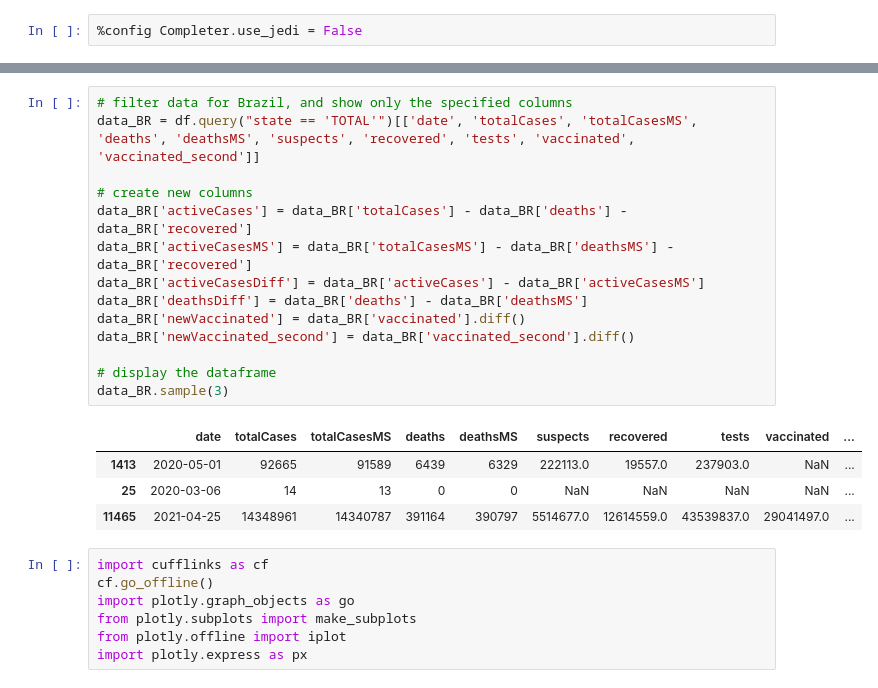
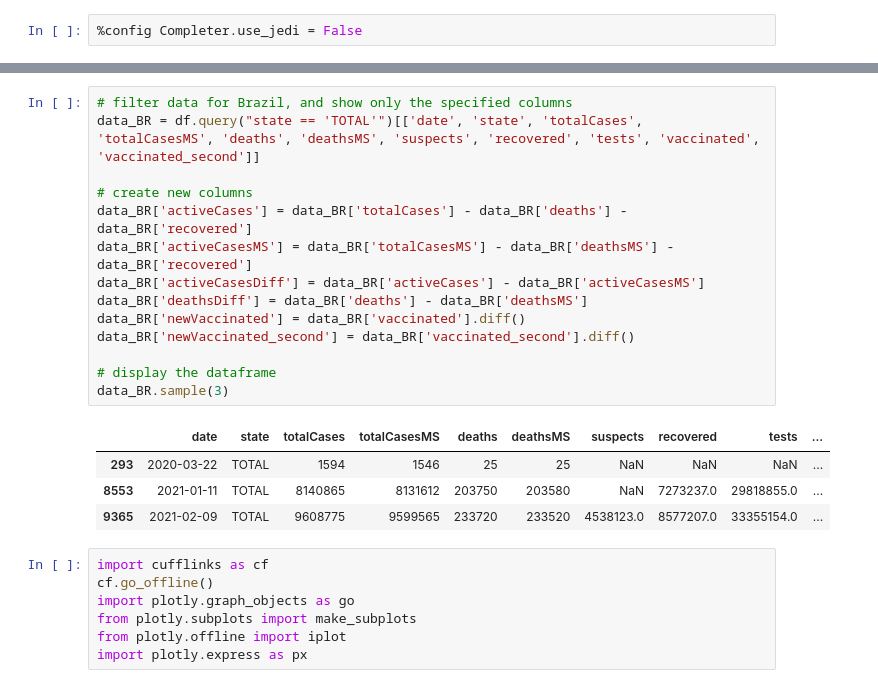
Before and after one commit to halisson-gomides/covid19-brasil, a Jupyter notebook: dados-covid19-brasil.ipynb, the cells around one changed output, grey strips where cells are left out. Saved outputs shown, nothing was run; the diff lists cells and outputs as text.

```diff
--- a/dados-covid19-brasil.ipynb
+++ b/dados-covid19-brasil.ipynb
@@ -37,22 +37,22 @@ Index(['epi_week', 'date', 'country', 'state', 'city', 'newDeaths', 'deaths',
 # %%
 # filter data for Brazil, and show only the specified columns
-data_BR = df.query("state == 'TOTAL'")[['date', 'totalCases', 'totalCasesMS', 'deaths', 'deathsMS', 'suspects', 'recovered', 'tests', 'vaccinated', 'vaccinated_second']]
+data_BR = df.query("state == 'TOTAL'")[['date', 'state', 'totalCases', 'totalCasesMS', 'deaths', 'deathsMS', 'suspects', 'recovered', 'tests', 'vaccinated', 'vaccinated_second']]
 
 # create new columns
 data_BR['activeCases'] = data_BR['totalCases'] - data_BR['deaths'] - data_BR['recovered']
 data_BR['activeCasesMS'] = data_BR['totalCasesMS'] - data_BR['deathsMS'] - data_BR['recovered']
 data_BR['activeCasesDiff'] = data_BR['activeCases'] - data_BR['activeCasesMS']
 data_BR['deathsDiff'] = data_BR['deaths'] - data_BR['deathsMS']
 data_BR['newVaccinated'] = data_BR['vaccinated'].diff()
 data_BR['newVaccinated_second'] = data_BR['vaccinated_second'].diff()
 
 # display the dataframe
 data_BR.sample(3)
 # %% [output]
-|  | date | totalCases | totalCasesMS | deaths | deathsMS | suspects | recovered | tests | vaccinated | ... |
-| 1413 | 2020-05-01 | 92665 | 91589 | 6439 | 6329 | 222113.0 | 19557.0 | 237903.0 | NaN | ... |
-| 25 | 2020-03-06 | 14 | 13 | 0 | 0 | NaN | NaN | NaN | NaN | ... |
-| 11465 | 2021-04-25 | 14348961 | 14340787 | 391164 | 390797 | 5514677.0 | 12614559.0 | 43539837.0 | 29041497.0 | ... |
+|  | date | state | totalCases | totalCasesMS | deaths | deathsMS | suspects | recovered | tests | ... |
+| 293 | 2020-03-22 | TOTAL | 1594 | 1546 | 25 | 25 | NaN | NaN | NaN | ... |
+| 8553 | 2021-01-11 | TOTAL | 8140865 | 8131612 | 203750 | 203580 | NaN | 7273237.0 | 29818855.0 | ... |
+| 9365 | 2021-02-09 | TOTAL | 9608775 | 9599565 | 233720 | 233520 | 4538123.0 | 8577207.0 | 33355154.0 | ... |
 # %%
 import cufflinks as cf
 cf.go_offline()
```
Also changed, not shown: parts of 25 cells of this notebook, 12 other files.
